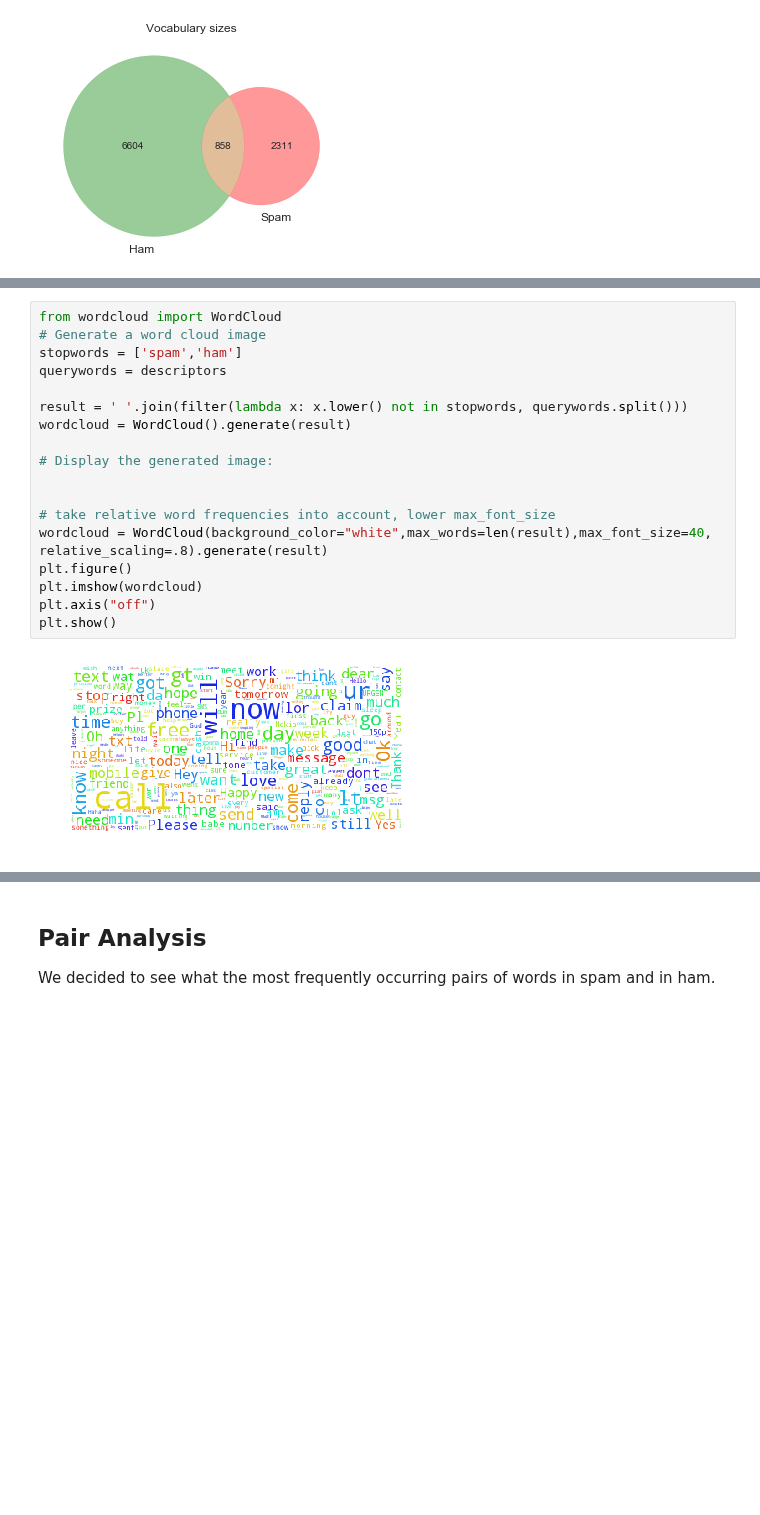
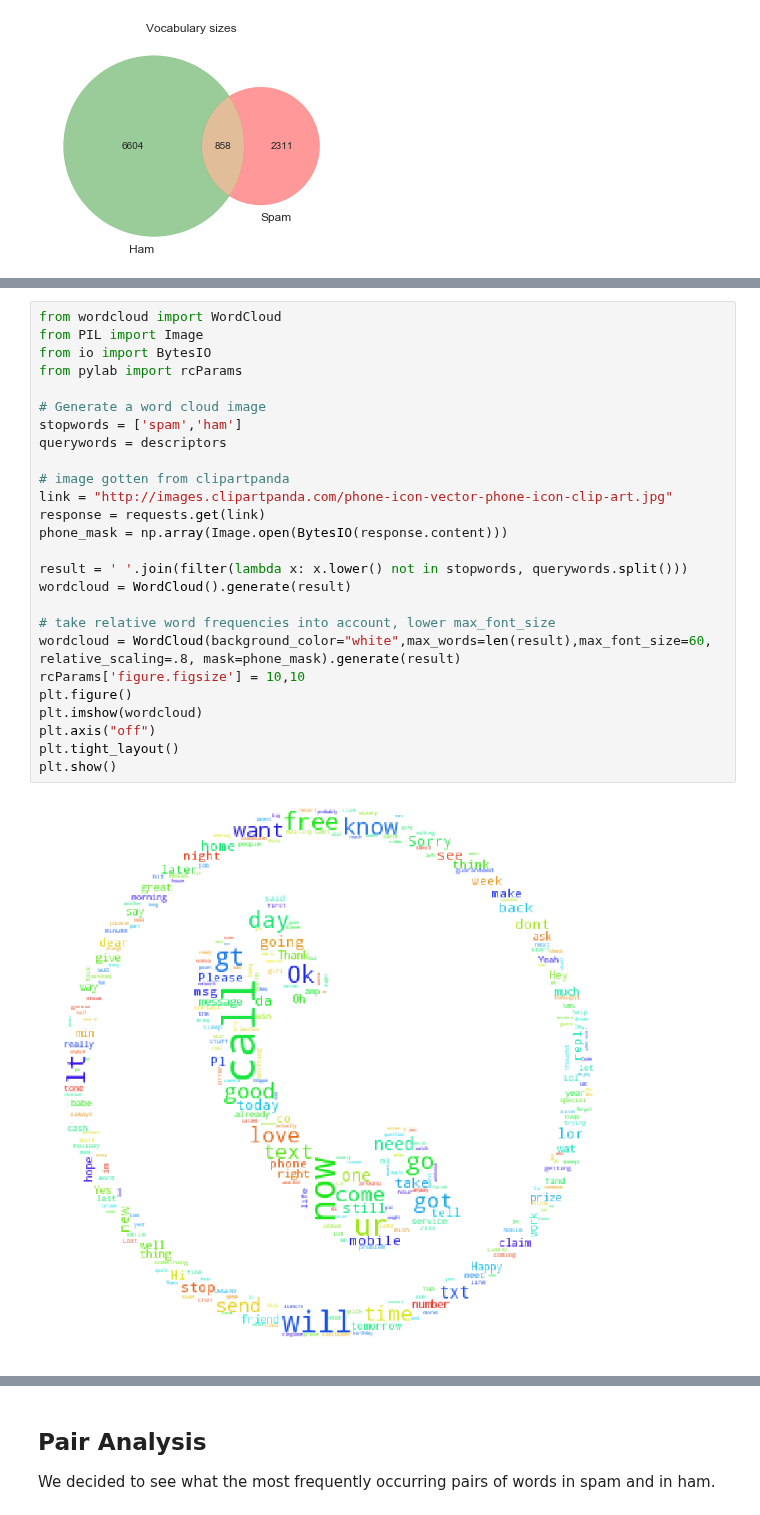
Before and after one commit to LukeWood/SpamVsHamDataAnalysis, a Jupyter notebook: DraftReport-2.ipynb, the cells around one changed output, grey strips where cells are left out. Cells and saved outputs as stored; diff of their text form; blank space fills up the shorter version.

```diff
--- a/DraftReport-2.ipynb
+++ b/DraftReport-2.ipynb
@@ -392,21 +412,29 @@ Spam:
 In the spam word cloud, we see pretty much exactly what I would expect to see.  Words like free, cash, won, and win all make sense.  However, one really interesting thing that showed up was Nokia.
 # %%
 from wordcloud import WordCloud
+from PIL import Image
+from io import BytesIO
+from pylab import rcParams
+
 # Generate a word cloud image
 stopwords = ['spam','ham']
 querywords = descriptors
 
+# image gotten from clipartpanda
+link = "http://images.clipartpanda.com/phone-icon-vector-phone-icon-clip-art.jpg"
+response = requests.get(link)
+phone_mask = np.array(Image.open(BytesIO(response.content)))
+
 result = ' '.join(filter(lambda x: x.lower() not in stopwords, querywords.split()))
 wordcloud = WordCloud().generate(result)
 
-# Display the generated image:
-
-
 # take relative word frequencies into account, lower max_font_size
-wordcloud = WordCloud(background_color="white",max_words=len(result),max_font_size=40, relative_scaling=.8).generate(result)
+wordcloud = WordCloud(background_color="white",max_words=len(result),max_font_size=60, relative_scaling=.8, mask=phone_mask).generate(result)
+rcParams['figure.figsize'] = 10,10
 plt.figure()
 plt.imshow(wordcloud)
 plt.axis("off")
+plt.tight_layout()
 plt.show()
 # %% [output]
-[figure, old version]
+[figure, new version]
```
Also changed, not shown: parts of 39 cells of this notebook.
